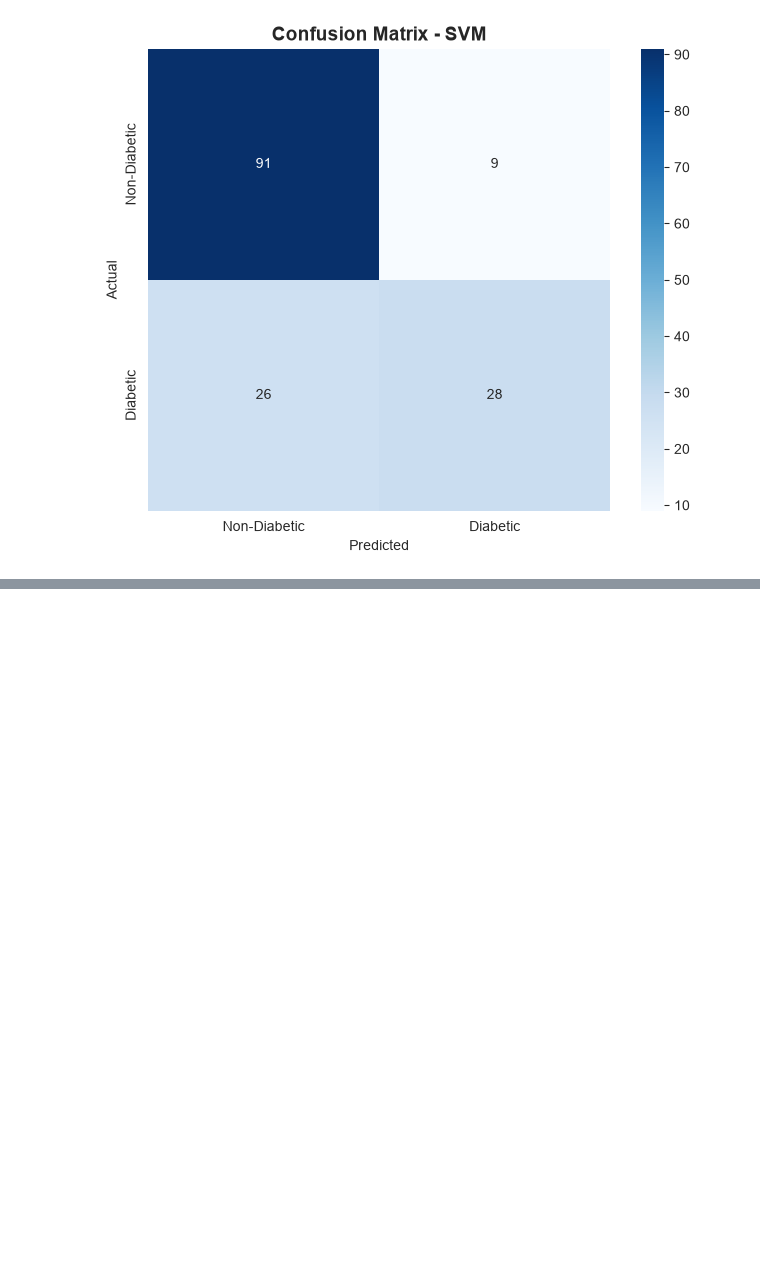
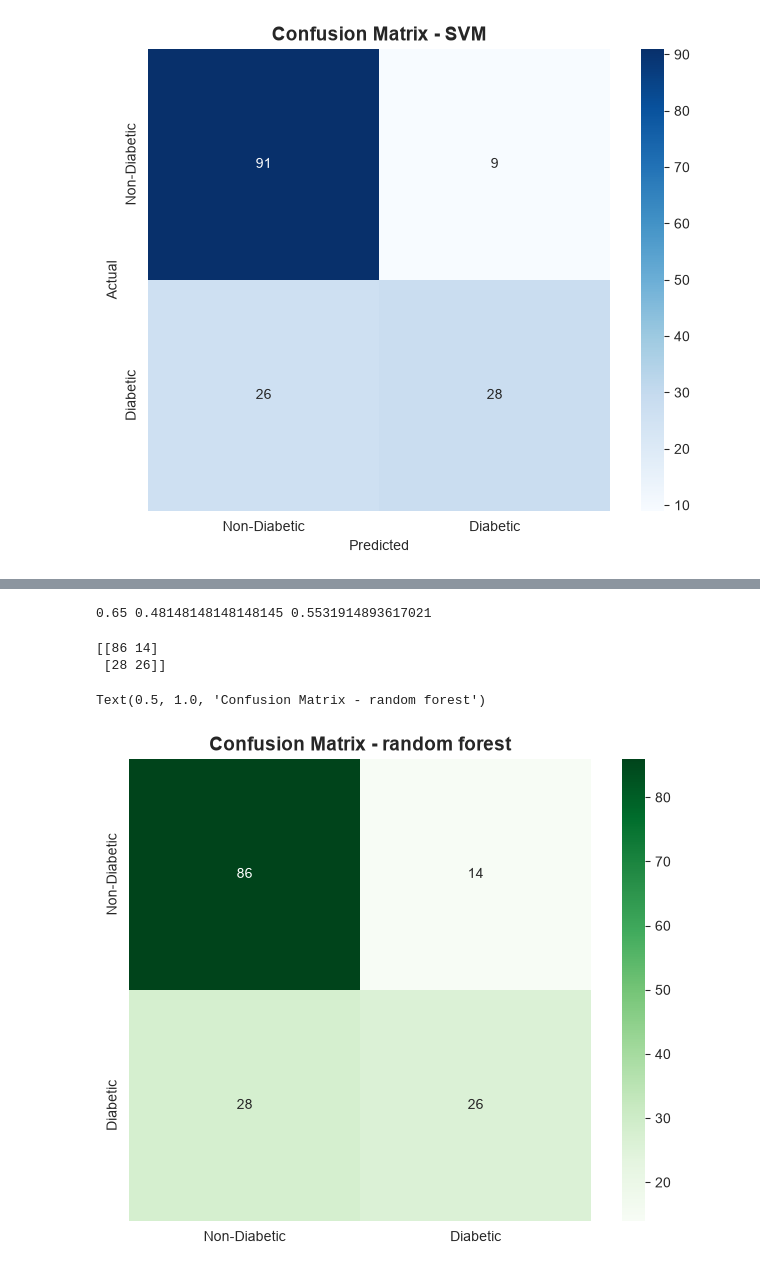
Before and after one commit to SihanUdayaratna03/MediStore-Diabetes-Prediction-AI, a Jupyter notebook: diabetes-prediction.ipynb, the cells around one changed output, grey strips where cells are left out. Drawn from its saved outputs; the diff is of its cells as text; code cells hidden in the pictures; blank space fills up the shorter version.

```diff
--- a/diabetes-prediction.ipynb
+++ b/diabetes-prediction.ipynb
@@ -26,3 +37,12 @@ diabetes_dataset.head()
 # %%
-diabetes_dataset.shape
+diabetes_dataset['Glucose_BMI_Ratio']   = diabetes_dataset['Glucose'] / (diabetes_dataset['BMI'] + 0.001)
+diabetes_dataset['Insulin_Resistance']  = diabetes_dataset['Glucose'] * diabetes_dataset['Insulin'] / 1000
+diabetes_dataset['Age_BMI_Interaction'] = diabetes_dataset['Age'] * diabetes_dataset['BMI']
+diabetes_dataset['BP_Age_Risk']         = diabetes_dataset['BloodPressure'] * diabetes_dataset['Age'] / 100
+diabetes_dataset['Glucose_Age']         = diabetes_dataset['Glucose'] * diabetes_dataset['Age'] / 100
+diabetes_dataset['High_Glucose_Flag']   = (diabetes_dataset['Glucose'] > 125).astype(int)
+diabetes_dataset['Obese_Flag']          = (diabetes_dataset['BMI'] > 30).astype(int)
+diabetes_dataset['High_Risk_Age_Flag']  = (diabetes_dataset['Age'] > 45).astype(int)
+
+print(f"Total features now: {diabetes_dataset.shape[1] - 1}")
 # %% [output]
@@ -183,3 +232,6 @@ plt.xlabel('Predicted')
 plt.show()
 # %% [output]
 [figure]
+# %%
+rf_classifier = RandomForestClassifier(n_estimators=100, random_state=2)
+rf_classifier.fit(x_train, y_train)
@@ -185,0 +247,3 @@ plt.show()
+# %%
+x_test_prediction_rf = rf_classifier.predict(x_test)
+test_data_accuracy_rf = accuracy_score(x_test_prediction_rf, y_test)
@@ -185,0 +260,19 @@ plt.show()
+# %%
+print(precision_rf,recall_rf, f1_rf)
+# %% [output]
+0.65 0.48148148148148145 0.5531914893617021
+# %%
+cm_rf = confusion_matrix(y_test, x_test_prediction_rf)
+print(cm_rf)
+# %% [output]
+[[86 14]
+ [28 26]]
+# %%
+plt.figure(figsize=(8,6))
+sns.heatmap(cm_rf, annot= True, fmt='d', cmap="Greens", square=True,
+            xticklabels=['Non-Diabetic','Diabetic'],
+            yticklabels=['Non-Diabetic','Diabetic'])
+plt.title('Confusion Matrix - random forest', fontsize=14, fontweight='bold')
+# %% [output]
+Text(0.5, 1.0, 'Confusion Matrix - random forest')
+[figure, added]
```
Also changed, not shown: parts of 18 cells of this notebook, 4 other files.
